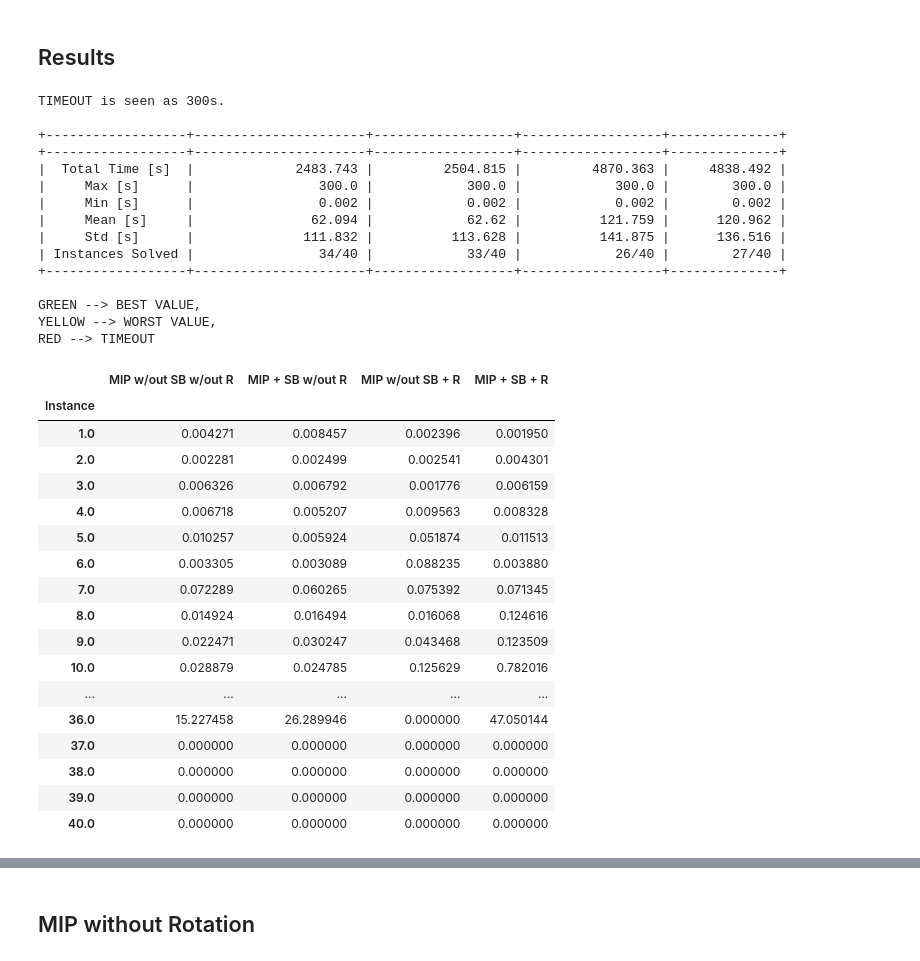
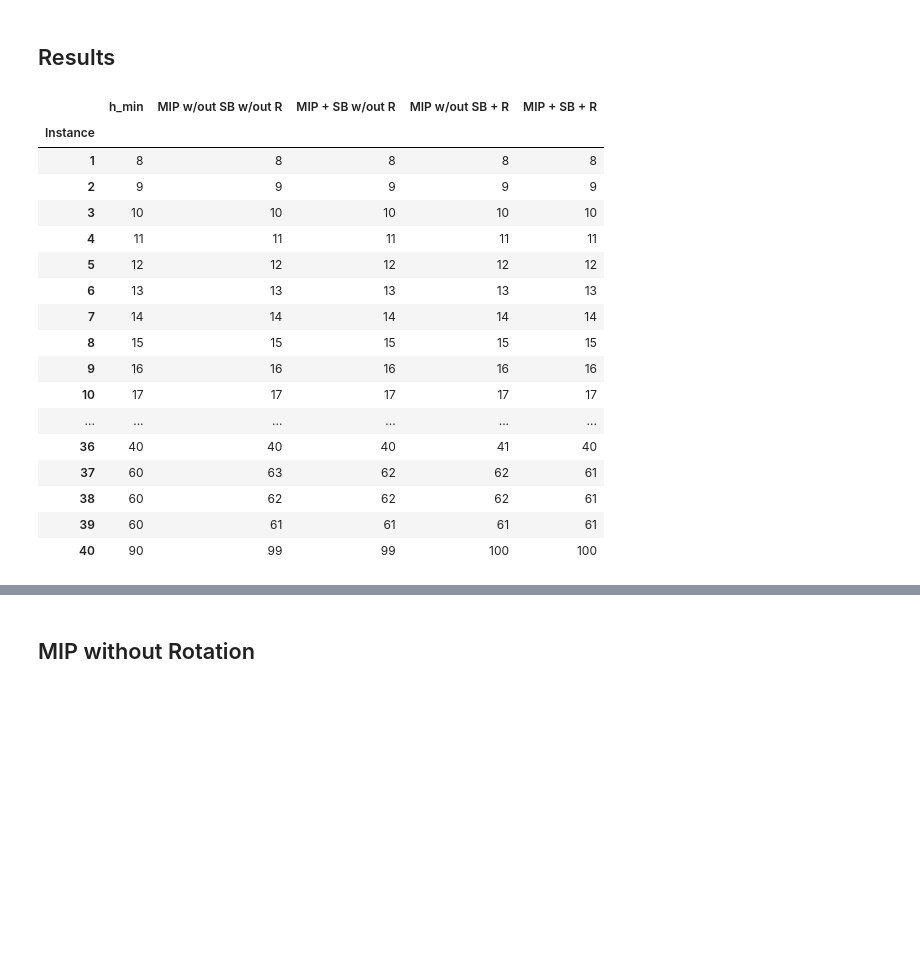
Before and after one commit to DitucSpa/VLSI, a Jupyter notebook: MIP/src/MIP.ipynb, the cells around one changed output, grey strips where cells are left out. Drawn from its saved outputs; the diff is of its cells as text; code cells hidden in the pictures; blank space fills up the shorter version.

```diff
--- a/MIP/src/MIP.ipynb
+++ b/MIP/src/MIP.ipynb
@@ -24,49 +24,26 @@ from utils.utils import *
 # %% [markdown]
 ## Results
 # %%
-results = pd.read_csv('utils/datasets/MIP.csv')
-Statistics({'MIP w/out SB w/out R':results['MIP w/out SB w/out R'],
-            'MIP + SB w/out R':results['MIP + SB w/out R'],
-            'MIP w/out SB + R':results['MIP w/out SB + R'],
-            'MIP + SB + R':results['MIP + SB + R']})
-results = results.replace('TIMEOUT', 0)
-results = results.astype(float)
+results = pd.read_csv('utils/datasets/MIP_h.csv').replace(np.nan, 'N/A')
 results = results.reset_index(drop=True)
 results = results.set_index("Instance")
-print()
-print('GREEN --> BEST VALUE,\nYELLOW --> WORST VALUE,\nRED --> TIMEOUT')
-results.style.apply(highlight_max, axis=1).apply(highlight_min, axis=1).apply(highlight_timeout, axis=1).set_properties(**{'border-top': '2px solid', 'border-bottom': '2px solid'}, axis=1)
+results.applymap(lambda x: int(x) if x !='N/A' else x).style.apply(highlight_h_min, axis=1)
 # %% [output]
-TIMEOUT is seen as 300s.
-
-+------------------+----------------------+------------------+------------------+--------------+
-+------------------+----------------------+------------------+------------------+--------------+
-|  Total Time [s]  |             2483.743 |         2504.815 |         4870.363 |     4838.492 |
-|     Max [s]      |                300.0 |            300.0 |            300.0 |        300.0 |
-|     Min [s]      |                0.002 |            0.002 |            0.002 |        0.002 |
-|     Mean [s]     |               62.094 |            62.62 |          121.759 |      120.962 |
-|     Std [s]      |              111.832 |          113.628 |          141.875 |      136.516 |
-| Instances Solved |                34/40 |            33/40 |            26/40 |        27/40 |
-+------------------+----------------------+------------------+------------------+--------------+
-
-GREEN --> BEST VALUE,
-YELLOW --> WORST VALUE,
-RED --> TIMEOUT
-|  | MIP w/out SB w/out R | MIP + SB w/out R | MIP w/out SB + R | MIP + SB + R |
-| Instance |  |  |  |  |
-| 1.0 | 0.004271 | 0.008457 | 0.002396 | 0.001950 |
-| 2.0 | 0.002281 | 0.002499 | 0.002541 | 0.004301 |
-| 3.0 | 0.006326 | 0.006792 | 0.001776 | 0.006159 |
-| 4.0 | 0.006718 | 0.005207 | 0.009563 | 0.008328 |
-| 5.0 | 0.010257 | 0.005924 | 0.051874 | 0.011513 |
-| 6.0 | 0.003305 | 0.003089 | 0.088235 | 0.003880 |
-| 7.0 | 0.072289 | 0.060265 | 0.075392 | 0.071345 |
-| 8.0 | 0.014924 | 0.016494 | 0.016068 | 0.124616 |
-| 9.0 | 0.022471 | 0.030247 | 0.043468 | 0.123509 |
-| 10.0 | 0.028879 | 0.024785 | 0.125629 | 0.782016 |
-| ... | ... | ... | ... | ... |
-| 36.0 | 15.227458 | 26.289946 | 0.000000 | 47.050144 |
-| 37.0 | 0.000000 | 0.000000 | 0.000000 | 0.000000 |
-| 38.0 | 0.000000 | 0.000000 | 0.000000 | 0.000000 |
-| 39.0 | 0.000000 | 0.000000 | 0.000000 | 0.000000 |
-| 40.0 | 0.000000 | 0.000000 | 0.000000 | 0.000000 |
+|  | h_min | MIP w/out SB w/out R | MIP + SB w/out R | MIP w/out SB + R | MIP + SB + R |
+| Instance |  |  |  |  |  |
+| 1 | 8 | 8 | 8 | 8 | 8 |
+| 2 | 9 | 9 | 9 | 9 | 9 |
+| 3 | 10 | 10 | 10 | 10 | 10 |
+| 4 | 11 | 11 | 11 | 11 | 11 |
+| 5 | 12 | 12 | 12 | 12 | 12 |
+| 6 | 13 | 13 | 13 | 13 | 13 |
+| 7 | 14 | 14 | 14 | 14 | 14 |
+| 8 | 15 | 15 | 15 | 15 | 15 |
+| 9 | 16 | 16 | 16 | 16 | 16 |
+| 10 | 17 | 17 | 17 | 17 | 17 |
+| ... | ... | ... | ... | ... | ... |
+| 36 | 40 | 40 | 40 | 41 | 40 |
+| 37 | 60 | 63 | 62 | 62 | 61 |
+| 38 | 60 | 62 | 62 | 62 | 61 |
+| 39 | 60 | 61 | 61 | 61 | 61 |
+| 40 | 90 | 99 | 99 | 100 | 100 |
```
Also changed, not shown: parts of 4 cells of this notebook, 49 other files.
